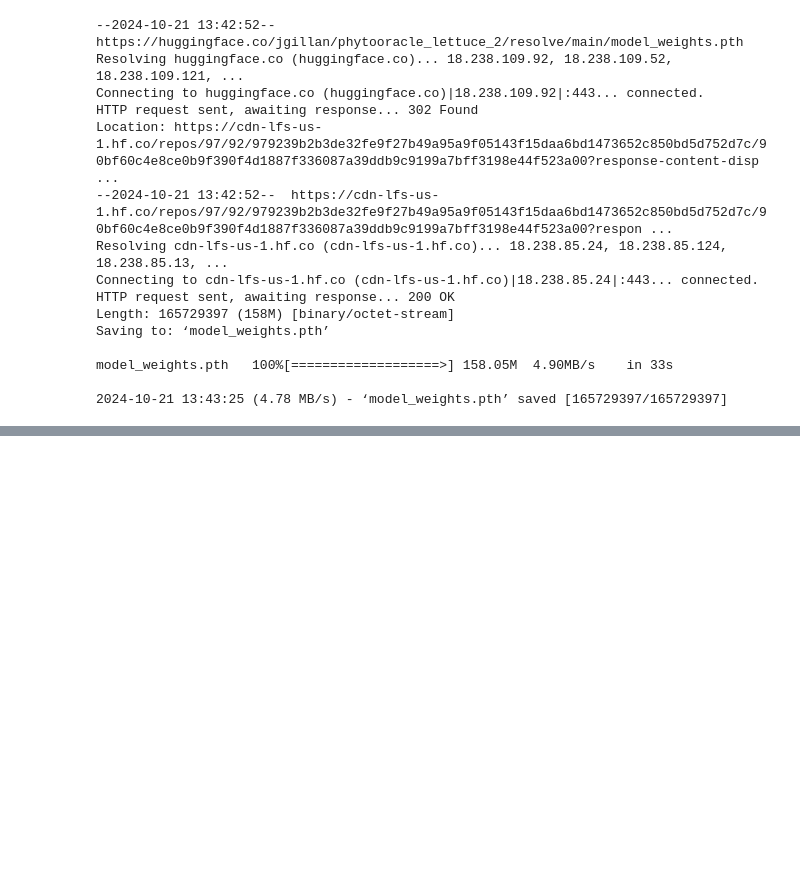
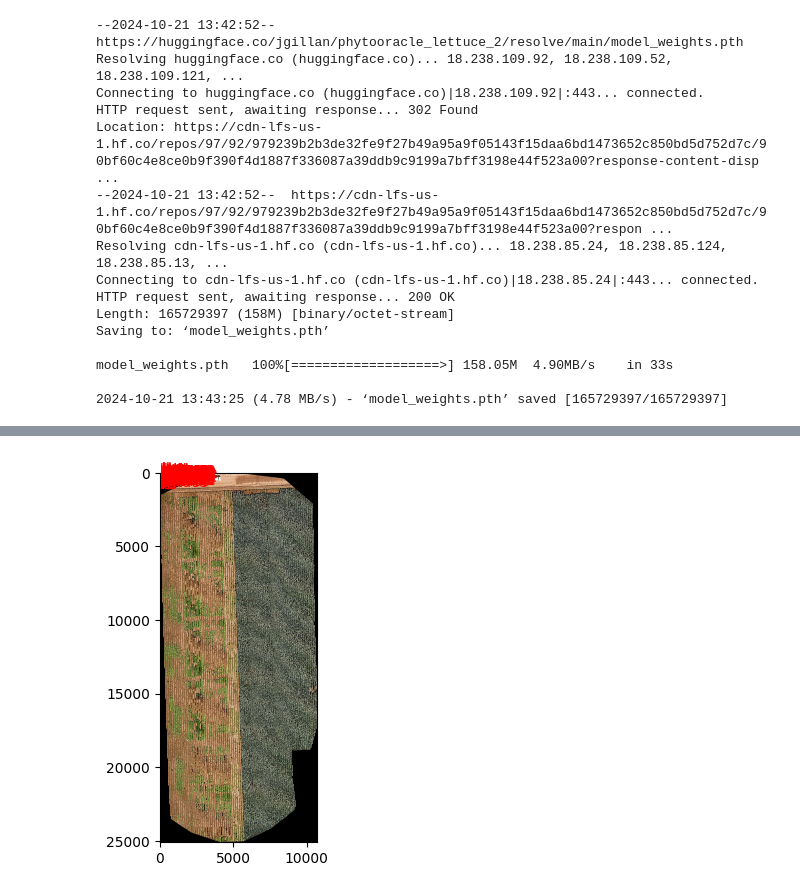
Before and after one commit to jeffgillan/data2science, a Jupyter notebook: notebooks/d2s_basics.ipynb, the cells around one changed output, grey strips where cells are left out. Drawn from its saved outputs; the diff is of its cells as text; code cells hidden in the pictures; blank space fills up the shorter version.

```diff
--- a/notebooks/d2s_basics.ipynb
+++ b/notebooks/d2s_basics.ipynb
@@ -235,0 +282,11 @@ show_labeled_image(image, boxes[mask], ['lettuce']*len(mask)) #display the image
+# %%
+# Loop through the tiles and predict on each
+import glob
+
+tile_paths = glob.glob('cropped_tiles/*.jpg')
+
+for tile_path in tile_paths:
+    tile = Image.open(tile_path)
+    labels, boxes, scores = model.predict(tile)
+    print(f"Predictions for {tile_path}:")
+    print(labels, boxes, scores)
@@ -236,3 +311,7 @@ show_labeled_image(image, boxes[mask], ['lettuce']*len(mask)) #display the image
+# %%
+show_labeled_image(image2, boxes, labels)
+# %% [output]
+[figure, added]
 # %%
 # Removes access token from future requests
 workspace.logout()
```
Also changed, not shown: parts of 6 cells of this notebook.
